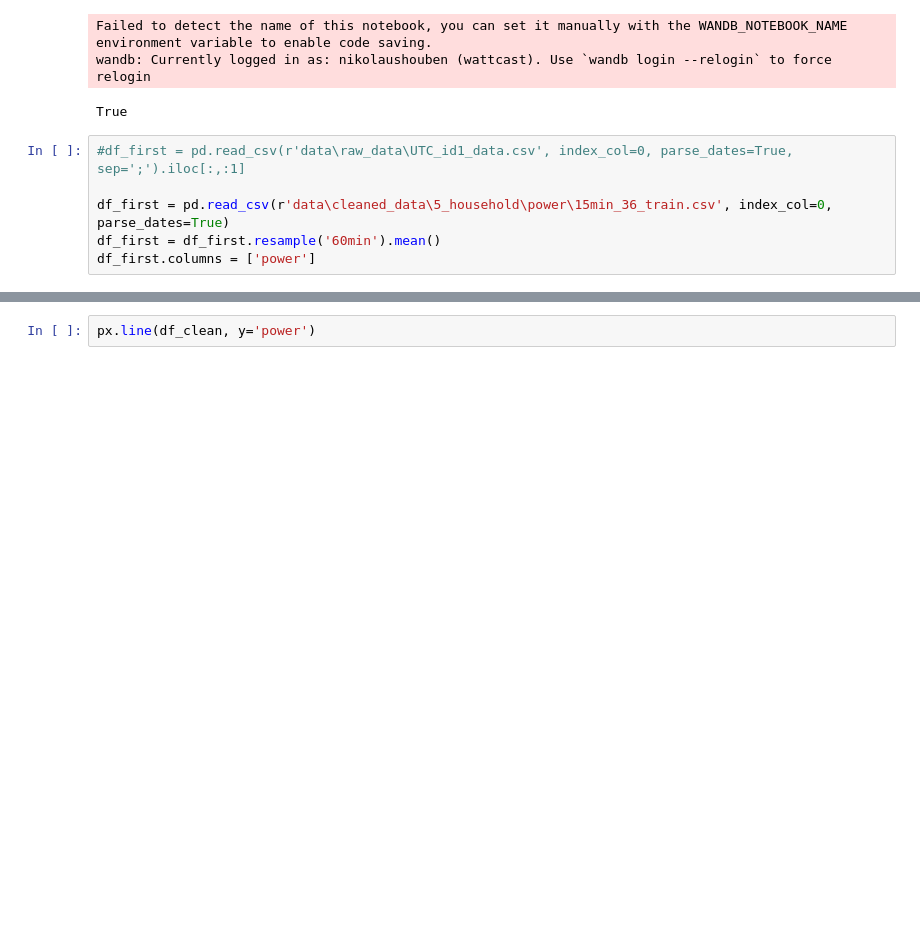
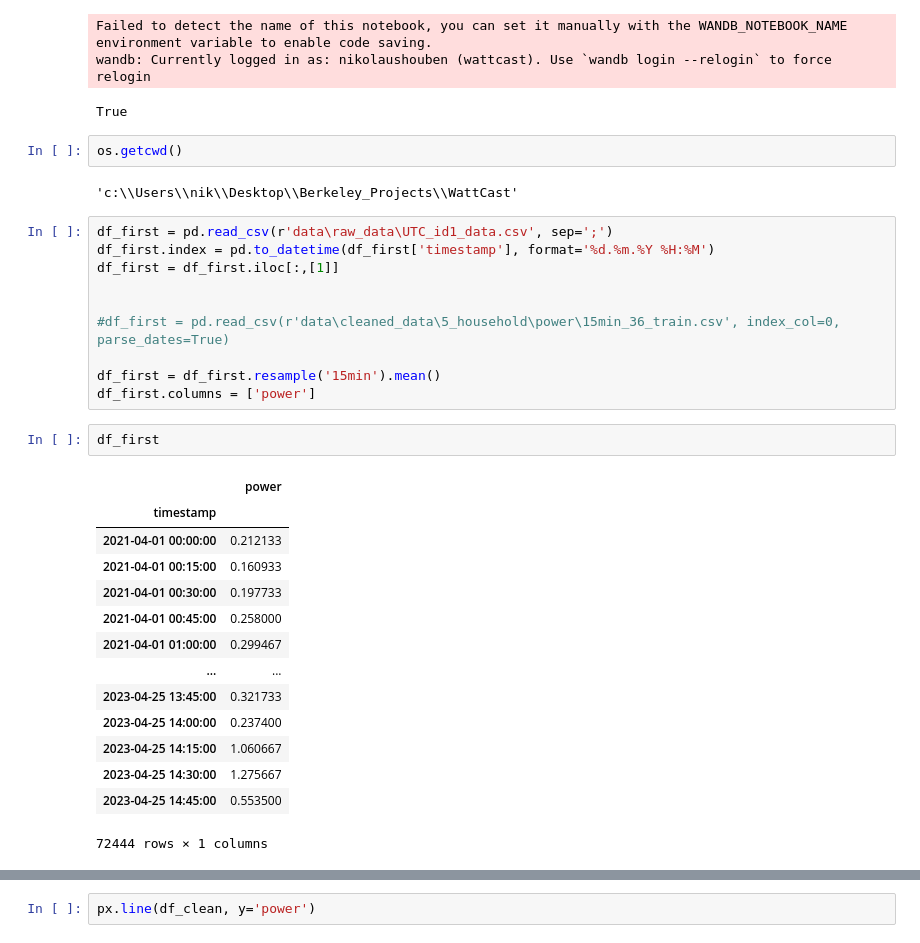
Before and after one commit to tsbyq/WattCast, a Jupyter notebook: bin/sfh_model.ipynb, the cells around one changed output, grey strips where cells are left out. Saved outputs shown, nothing was run; the diff lists cells and outputs as text; blank space fills up the shorter version.

```diff
--- a/bin/sfh_model.ipynb
+++ b/bin/sfh_model.ipynb
@@ -27,12 +27,37 @@ wandb.login()
 Failed to detect the name of this notebook, you can set it manually with the WANDB_NOTEBOOK_NAME environment variable to enable code saving.
 wandb: Currently logged in as: nikolaushouben (wattcast). Use `wandb login --relogin` to force relogin
 True
+# %%
+os.getcwd()
+# %% [output]
+'c:\\Users\\nik\\Desktop\\Berkeley_Projects\\WattCast'
 # %%
-#df_first = pd.read_csv(r'data\raw_data\UTC_id1_data.csv', index_col=0, parse_dates=True, sep=';').iloc[:,:1]
+df_first = pd.read_csv(r'data\raw_data\UTC_id1_data.csv', sep=';')
+df_first.index = pd.to_datetime(df_first['timestamp'], format='%d.%m.%Y %H:%M')
+df_first = df_first.iloc[:,[1]]
 
-df_first = pd.read_csv(r'data\cleaned_data\5_household\power\15min_36_train.csv', index_col=0, parse_dates=True)
-df_first = df_first.resample('60min').mean()
+
+#df_first = pd.read_csv(r'data\cleaned_data\5_household\power\15min_36_train.csv', index_col=0, parse_dates=True)
+
+df_first = df_first.resample('15min').mean()
 df_first.columns = ['power']
+# %%
+df_first
+# %% [output]
+|  | power |
+| timestamp |  |
+| 2021-04-01 00:00:00 | 0.212133 |
+| 2021-04-01 00:15:00 | 0.160933 |
+| 2021-04-01 00:30:00 | 0.197733 |
+| 2021-04-01 00:45:00 | 0.258000 |
+| 2021-04-01 01:00:00 | 0.299467 |
+| ... | ... |
+| 2023-04-25 13:45:00 | 0.321733 |
+| 2023-04-25 14:00:00 | 0.237400 |
+| 2023-04-25 14:15:00 | 1.060667 |
+| 2023-04-25 14:30:00 | 1.275667 |
+| 2023-04-25 14:45:00 | 0.553500 |
+72444 rows × 1 columns
 # %%
 # Data cleaning
 #-----------------------#
```
Also changed, not shown: parts of 12 cells of this notebook, 2 other files.
